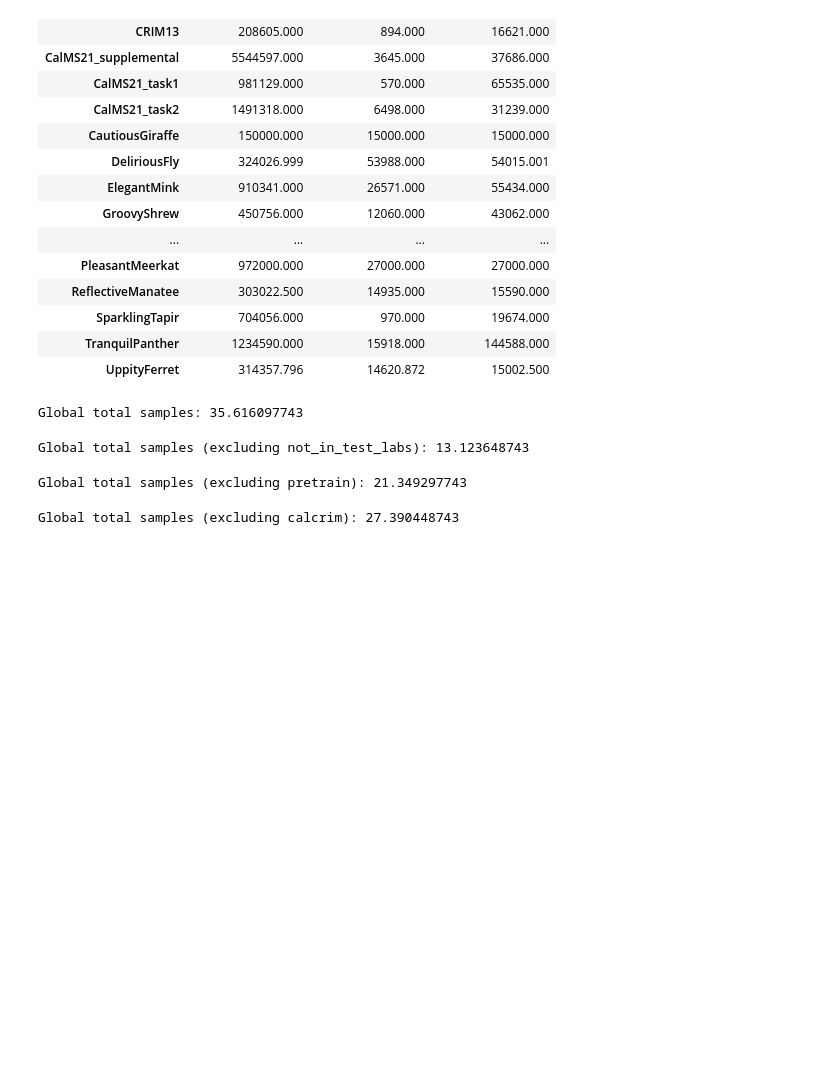
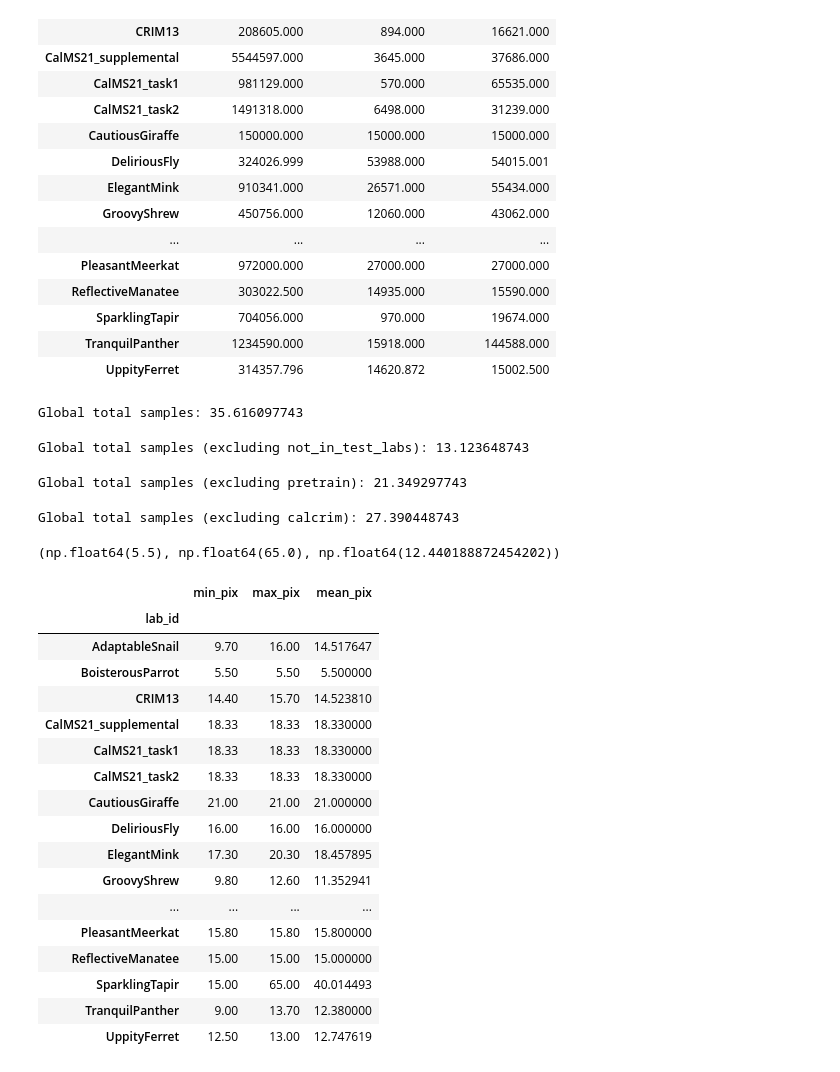
Before and after one commit to falsematrix/mabe, a Jupyter notebook: mabe_code/eda/baseline.ipynb, the cells around one changed output. Saved outputs shown, nothing was run; the diff lists cells and outputs as text; code cells hidden in the pictures; blank space fills up the shorter version.

```diff
--- a/mabe_code/eda/baseline.ipynb
+++ b/mabe_code/eda/baseline.ipynb
@@ -186,3 +186,55 @@ global_total_samples = (filtered["frames_per_second"] * filtered["video_duration
 print(f"Global total samples (excluding calcrim): {global_total_samples / 1e6}")
 # %% [output]
 Global total samples (excluding calcrim): 27.390448743
+# %%
+x = train_metadata["pix_per_cm_approx"]
+x.min(), x.max(), x.mean()
+# %% [output]
+(np.float64(5.5), np.float64(65.0), np.float64(12.440188872454202))
+# %%
+import pandas as pd
+from collections import defaultdict
+
+# optional: keep nested dict if needed
+pixels = defaultdict(lambda: defaultdict(float))
+
+# collect stats per lab
+rows = []
+for lab_id, grp in train_metadata.groupby("lab_id"):
+    x = grp["pix_per_cm_approx"]
+    rows.append({
+        "lab_id": lab_id,
+        "min_pix": x.min(),
+        "max_pix": x.max(),
+        "mean_pix": x.mean()
+    })
+
+    # optional: store in nested dict
+    pixels[lab_id]["min_pix"] = x.min()
+    pixels[lab_id]["max_pix"] = x.max()
+    pixels[lab_id]["mean_pix"] = x.mean()
+
+# convert to DataFrame
+pixels_df = pd.DataFrame(rows).set_index("lab_id")
+
+# display
+pixels_df
+# %% [output]
+|  | min_pix | max_pix | mean_pix |
+| lab_id |  |  |  |
+| AdaptableSnail | 9.70 | 16.00 | 14.517647 |
+| BoisterousParrot | 5.50 | 5.50 | 5.500000 |
+| CRIM13 | 14.40 | 15.70 | 14.523810 |
+| CalMS21_supplemental | 18.33 | 18.33 | 18.330000 |
+| CalMS21_task1 | 18.33 | 18.33 | 18.330000 |
+| CalMS21_task2 | 18.33 | 18.33 | 18.330000 |
+| CautiousGiraffe | 21.00 | 21.00 | 21.000000 |
+| DeliriousFly | 16.00 | 16.00 | 16.000000 |
+| ElegantMink | 17.30 | 20.30 | 18.457895 |
+| GroovyShrew | 9.80 | 12.60 | 11.352941 |
+| ... | ... | ... | ... |
+| PleasantMeerkat | 15.80 | 15.80 | 15.800000 |
+| ReflectiveManatee | 15.00 | 15.00 | 15.000000 |
+| SparklingTapir | 15.00 | 65.00 | 40.014493 |
+| TranquilPanther | 9.00 | 13.70 | 12.380000 |
+| UppityFerret | 12.50 | 13.00 | 12.747619 |
```
